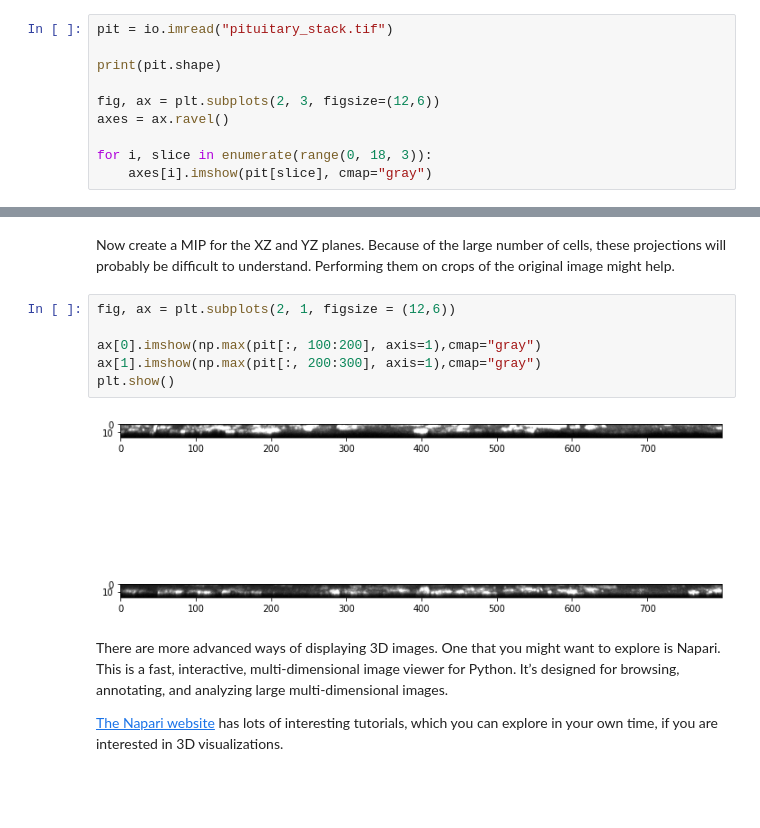
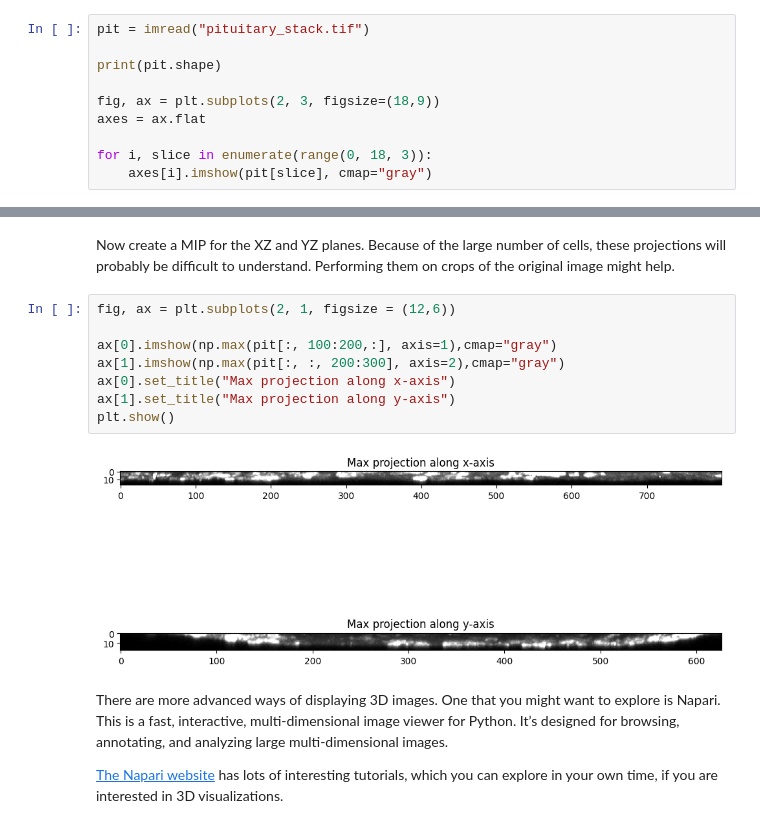
Before and after one commit to nicolaromano/BIA4, a Jupyter notebook: Workshops/01 - Image manipulation and visualization/01 - Image manipulation and visualization solution.ipynb, the cells around one changed output, grey strips where cells are left out. Drawn from its saved outputs; the diff is of its cells as text; blank space fills up the shorter version.

```diff
--- a/Workshops/01 - Image manipulation and visualization/01 - Image manipulation and visualization solution.ipynb
+++ b/Workshops/01 - Image manipulation and visualization/01 - Image manipulation and visualization solution.ipynb
@@ -261,12 +269,12 @@ The pituitary_stack.tif image contains a 3D confocal stack of a pituitary slice
 
 Load the image, look at its shape and visualize every 3rd slice
 # %%
-pit = io.imread("pituitary_stack.tif")
+pit = imread("pituitary_stack.tif")
 
 print(pit.shape)
 
-fig, ax = plt.subplots(2, 3, figsize=(12,6))
-axes = ax.ravel()
+fig, ax = plt.subplots(2, 3, figsize=(18,9))
+axes = ax.flat
 
 for i, slice in enumerate(range(0, 18, 3)):
     axes[i].imshow(pit[slice], cmap="gray")
@@ -292,11 +300,13 @@ Because of the large number of cells, these projections will probably be difficu
 # %%
 fig, ax = plt.subplots(2, 1, figsize = (12,6))
 
-ax[0].imshow(np.max(pit[:, 100:200], axis=1),cmap="gray")
-ax[1].imshow(np.max(pit[:, 200:300], axis=1),cmap="gray")
+ax[0].imshow(np.max(pit[:, 100:200,:], axis=1),cmap="gray")
+ax[1].imshow(np.max(pit[:, :, 200:300], axis=2),cmap="gray")
+ax[0].set_title("Max projection along x-axis")
+ax[1].set_title("Max projection along y-axis")
 plt.show()
 # %% [output]
-[figure, old version]
+[figure, new version]
 # %% [markdown]
 There are more advanced ways of displaying 3D images. One that you might want to explore is Napari. This is a fast, interactive, multi-dimensional image viewer for Python. It’s designed for browsing, annotating, and analyzing large multi-dimensional images.
 
```
Also changed, not shown: parts of 24 cells of this notebook, 2 other files.
